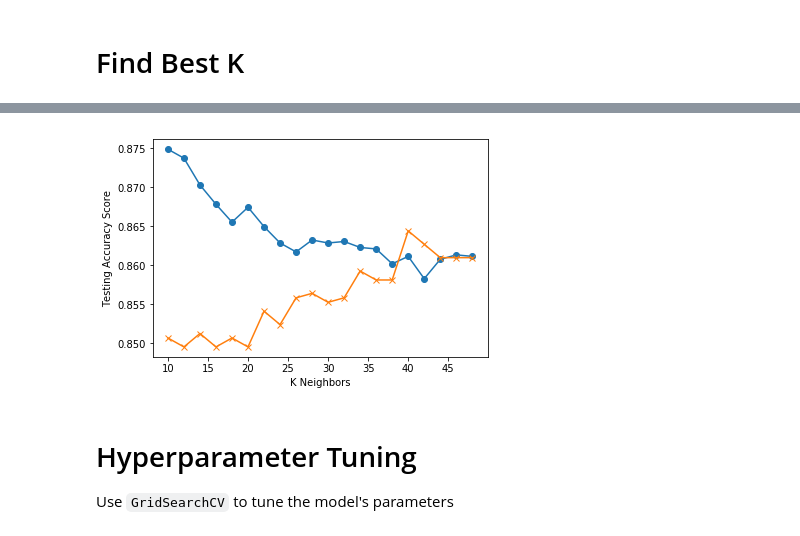
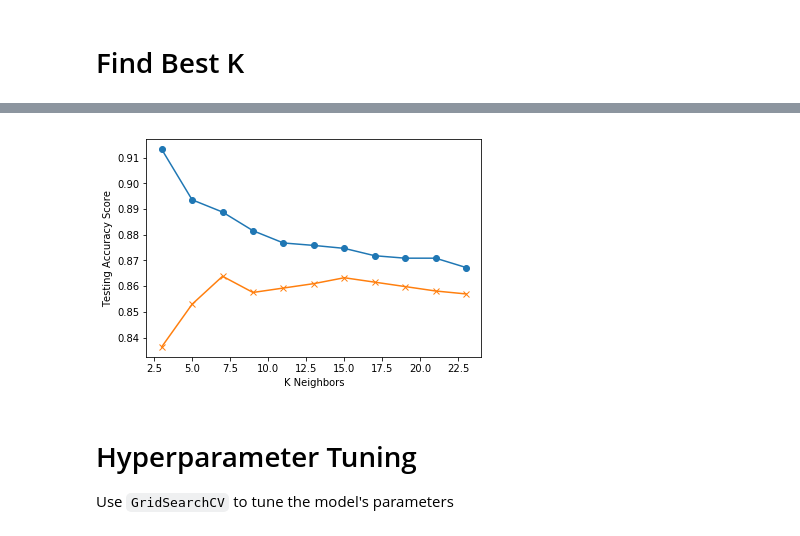
Before and after one commit to lorijta92/machine-learning-exoplanets, a Jupyter notebook: knn.ipynb, the cells around one changed output, grey strips where cells are left out. Saved outputs shown, nothing was run; the diff lists cells and outputs as text; code cells hidden in the pictures.

```diff
--- a/knn.ipynb
+++ b/knn.ipynb
@@ -100,7 +108,7 @@ train_scores = []
 test_scores = []
 
 # Loop through to find the best k value
-for k in range (10, 50, 2):
+for k in range (3, 25, 2):
     knn = KNeighborsClassifier(n_neighbors=k)
     knn.fit(X_train_scaled, y_train)
     train_score = knn.score(X_train_scaled, y_train)
@@ -132,14 +131,14 @@ k: 48, Train: 0.861, Test: 0.861
 # %%
 # Plot training and testing scores
-plt.plot(range(10, 50, 2), train_scores, marker='o')
-plt.plot(range(10, 50, 2), test_scores, marker='x')
+plt.plot(range(3, 25, 2), train_scores, marker='o')
+plt.plot(range(3, 25, 2), test_scores, marker='x')
 plt.xlabel("K Neighbors")
 plt.ylabel("Testing Accuracy Score")
 plt.show()
 
-# Current best k value looks like k=44
+# Current best k value looks like k=17
 # %% [output]
-[figure, old version]
+[figure, new version]
 # %% [markdown]
 # Hyperparameter Tuning
 
```
Also changed, not shown: parts of 12 cells of this notebook.
